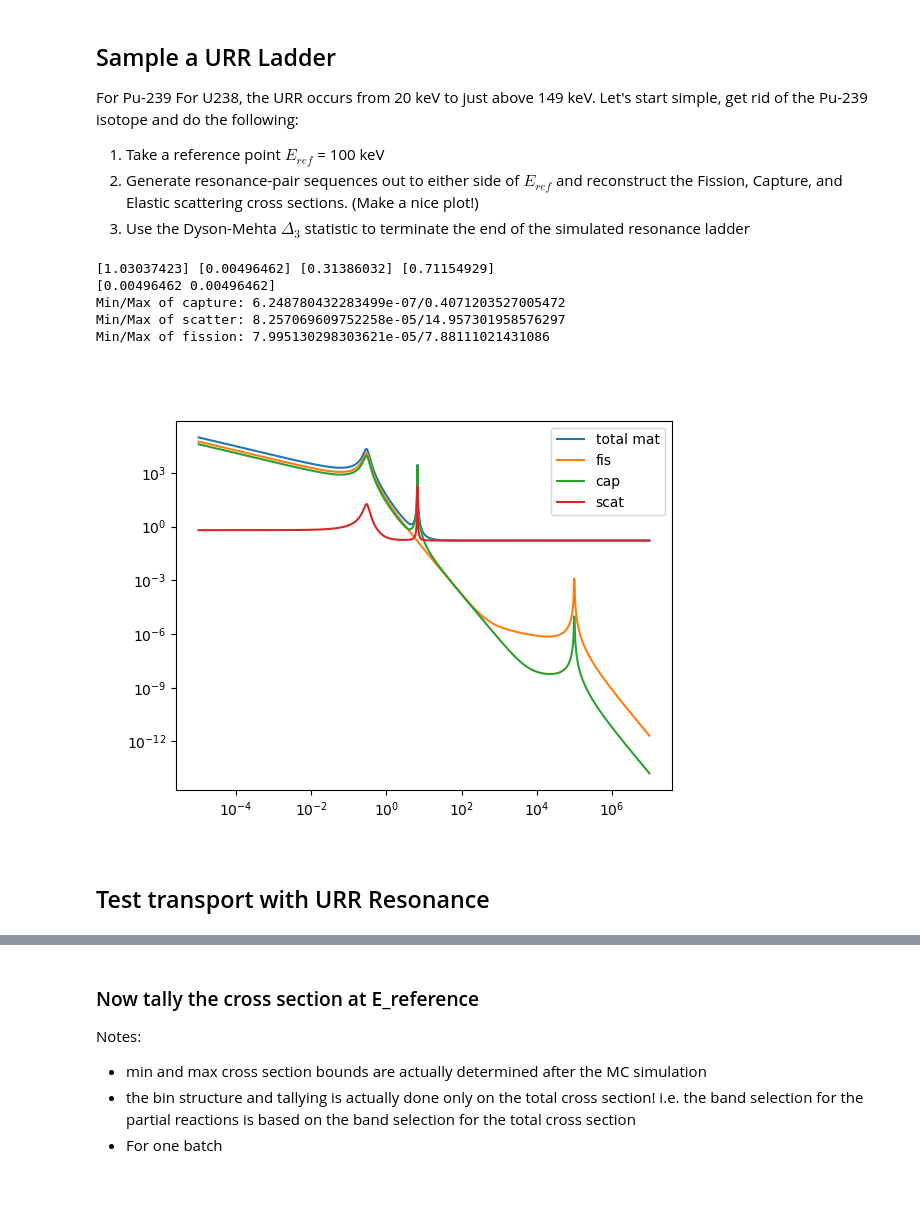
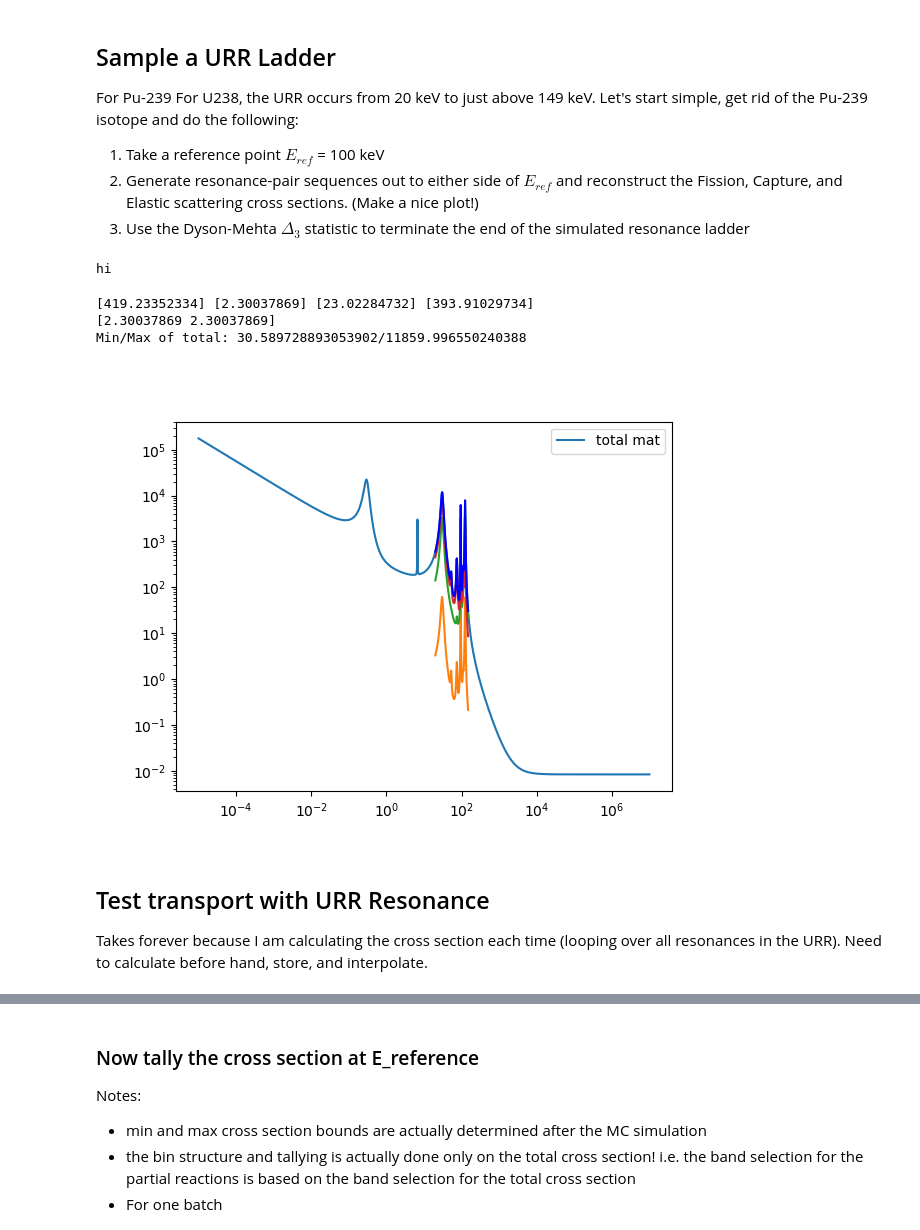
Before and after one commit to Naww137/neutron_transport, a Jupyter notebook: IncludeURR.ipynb, the cells around one changed output, grey strips where cells are left out. Drawn from its saved outputs; the diff is of its cells as text; code cells hidden in the pictures; blank space fills up the shorter version.

```diff
--- a/IncludeURR.ipynb
+++ b/IncludeURR.ipynb
@@ -101,16 +101,21 @@ Let's start simple, get rid of the Pu-239 isotope and do the following:
 1. Take a reference point $E_{ref}$ = 100 keV
 2. Generate resonance-pair sequences out to either side of $E_{ref}$ and reconstruct the Fission, Capture, and Elastic scattering cross sections. (Make a nice plot!)
 3. Use the Dyson-Mehta $\Delta_3$ statistic to terminate the end of the simulated resonance ladder
+# %%
+20+np.diff(np.array([20,150*1e3]))/2
+test = 2
+print('hi')
+# %% [output]
+hi
 # %%
+
 u8_Sig_t, u8_Sig_f, u8_Sig_g, u8_Sig_s = u8.get_macro_cross_sections(energy)
 
-D_avg = 4
+D_avg = 20
 Gn_avg = 1.492300e-3
 Gg_avg = 2.271100e-2
 Gf_avg = 9.880000e-9
 
-Ebins = np.array([100])*1e3
-vEbins = np.array([20,149])*1e3
 
 def sample_spacing(D):
     spacing = np.sqrt(-4/np.pi*np.log( np.random.default_rng().uniform(low=0.0,high=1.0,size=2) ))
@@ -170,52 +175,53 @@ def calculate_xs_history(energy_grid, E_ref, isotope):
     u8_Sig_t, u8_Sig_f, u8_Sig_g, u8_Sig_s = [np.unique(each[energy_grid==E_ref]) for each in rxns]
     # np.unique([energy_grid==E_ref]) tot, cap, scat, fis
     return u8_Sig_t, u8_Sig_g, u8_Sig_s, u8_Sig_f
 
 
+
+Ebins = np.array([75])#*1e3
+vEbins = np.array([20,149])#*1e3
 # for E ref in Ebins if I want to build a ptable for multiple energy bins
 E_ref = Ebins[0]
 # URR_energy = np.linspace(20e3, 149e3, 10000) # full URR range for U8
-URR_energy = np.concatenate( [np.linspace(95e3, E_ref, 5000), np.linspace(E_ref, 105e3, 5000)] )
+URR_energy = np.concatenate( [np.linspace(min(vEbins), E_ref, 5000), np.linspace(E_ref, max(vEbins), 5000)] )
 
 # sample history
-u8_URR_ladder = get_resonance_ladder(E_ref, 100)
+u8_URR_ladder = get_resonance_ladder(E_ref, 2)
 u8_URR = material_definitions.isotope(pair_constants_u8, u8_URR_ladder, Nu8, 0)
 u8_Sig_t_Eref_hist, u8_Sig_f_Eref_hist, u8_Sig_g_Eref_hist, u8_Sig_s_Eref_hist = calculate_xs_history(URR_energy, E_ref, u8_URR)
 print(u8_Sig_t_Eref_hist, u8_Sig_f_Eref_hist, u8_Sig_g_Eref_hist, u8_Sig_s_Eref_hist)
 
 
 # reconstruct U8 and material cross section for plotting
 u8_URR = material_definitions.isotope(pair_constants_u8, u8_URR_ladder, Nu8, 0)
 u8_Sig_t, u8_Sig_f, u8_Sig_g, u8_Sig_s = u8_URR.get_macro_cross_sections(URR_energy)
-mat_wURR = material_definitions.material([pu9,u8, u8_URR], constant_scattering=20*Nscat)
+mat_wURR = material_definitions.material([pu9,u8, u8_URR], constant_scattering=1*Nscat)
 m_Sig_t, m_Sig_f, m_Sig_g, m_Sig_s = mat_wURR.get_macro_cross_sections(energy)
 
 figure()
 plot(energy, m_Sig_t, label='total mat')
-plot(energy, m_Sig_f, label='fis')
-plot(energy, m_Sig_g, label='cap')
-plot(energy, m_Sig_s, label='scat')
+# plot(energy, m_Sig_f, label='fis')
+# plot(energy, m_Sig_g, label='cap')
+# plot(energy, m_Sig_s, label='scat')
 
-# plot(URR_energy, u8_Sig_g)
-# plot(URR_energy, u8_Sig_s)
-# plot(URR_energy, u8_Sig_f)
-# plot(URR_energy, u8_Sig_t, 'b')
+plot(URR_energy, u8_Sig_g)
+plot(URR_energy, u8_Sig_s)
+plot(URR_energy, u8_Sig_f)
+plot(URR_energy, u8_Sig_t, 'b')
 xscale('log')
 yscale('log')
 legend()
 
 # len(URR_energy[u8_Sig_t<u8_Sig_f])
 print(u8_Sig_g[URR_energy==E_ref])
-print(f'Min/Max of capture: {min(u8_Sig_g)}/{max(u8_Sig_g)}')
-print(f'Min/Max of scatter: {min(u8_Sig_s)}/{max(u8_Sig_s)}')
-print(f'Min/Max of fission: {min(u8_Sig_f)}/{max(u8_Sig_f)}')
+print(f'Min/Max of total: {min(u8_Sig_t)}/{max(u8_Sig_t)}')
 # %% [output]
-[1.03037423] [0.00496462] [0.31386032] [0.71154929]
-[0.00496462 0.00496462]
-Min/Max of capture: 6.248780432283499e-07/0.4071203527005472
-Min/Max of scatter: 8.257069609752258e-05/14.957301958576297
-Min/Max of fission: 7.995130298303621e-05/7.88111021431086
+[419.23352334] [2.30037869] [23.02284732] [393.91029734]
+[2.30037869 2.30037869]
+Min/Max of total: 30.589728893053902/11859.996550240388
-[figure, old version]
+[figure, new version]
-# %% [markdown]
-## Test transport with URR Resonance
+# %% [markdown]
+## Test transport with URR Resonance
+
+Takes forever because I am calculating the cross section each time (looping over all resonances in the URR). Need to calculate before hand, store, and interpolate.
 # %%
```
Also changed, not shown: parts of 14 cells of this notebook, 1 other file.
